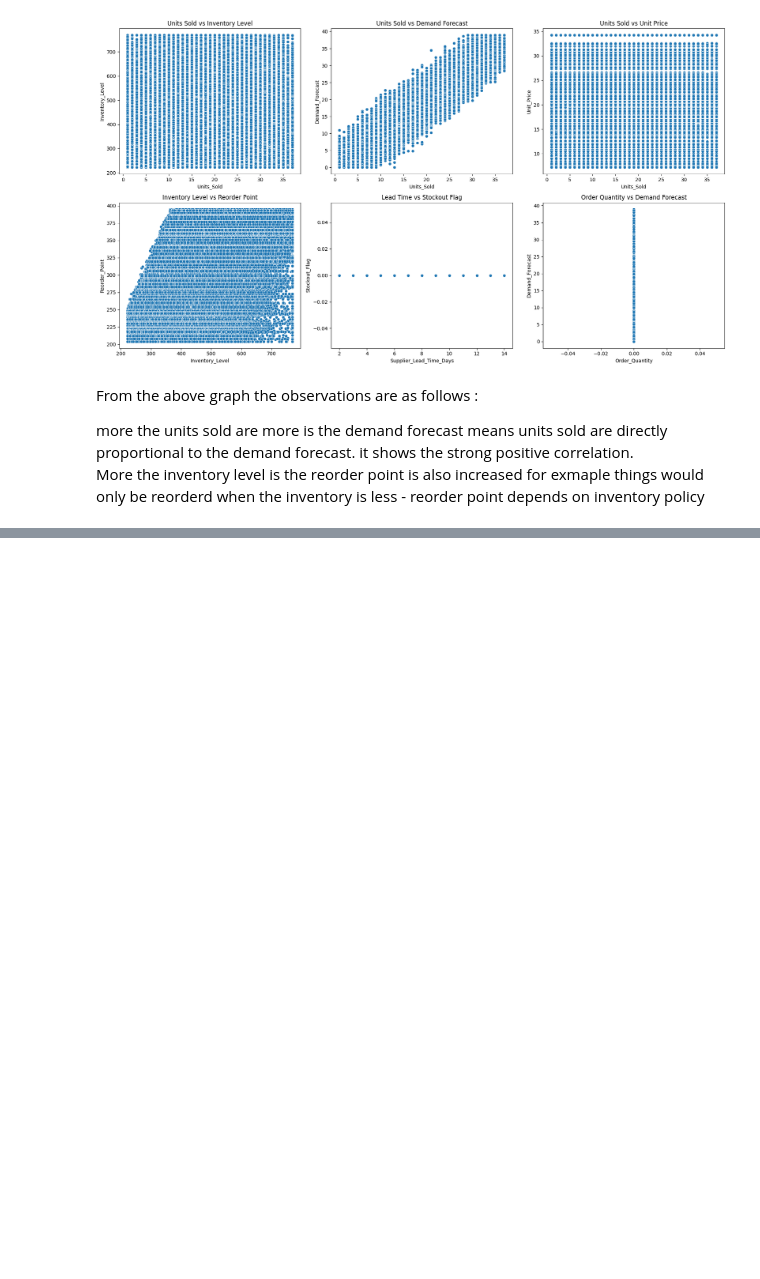
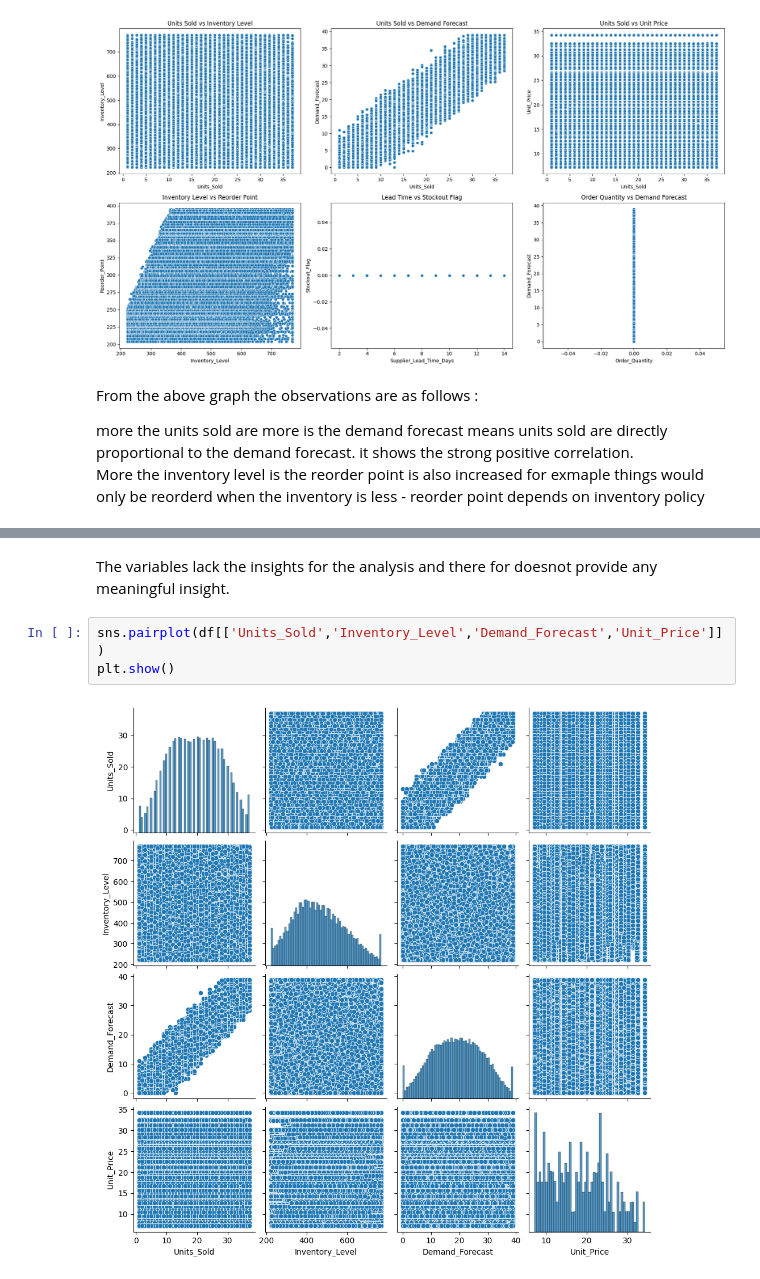
Before and after one commit to vinaypant33/supply_chain_control_tower, a Jupyter notebook: notebooks/eda.ipynb, the cells around one changed output, grey strips where cells are left out. Cells and saved outputs as stored; diff of their text form; blank space fills up the shorter version.

```diff
--- a/notebooks/eda.ipynb
+++ b/notebooks/eda.ipynb
@@ -407,0 +479,7 @@ More the inventory level is the reorder point is also increased for exmaple thin
+# %% [markdown]
+The variables lack the insights for the analysis and there for doesnot provide any meaningful insight.
+# %%
+sns.pairplot(df[['Units_Sold','Inventory_Level','Demand_Forecast','Unit_Price']])
+plt.show()
+# %% [output]
+[figure, added]
```
Also changed, not shown: parts of 5 cells of this notebook.
